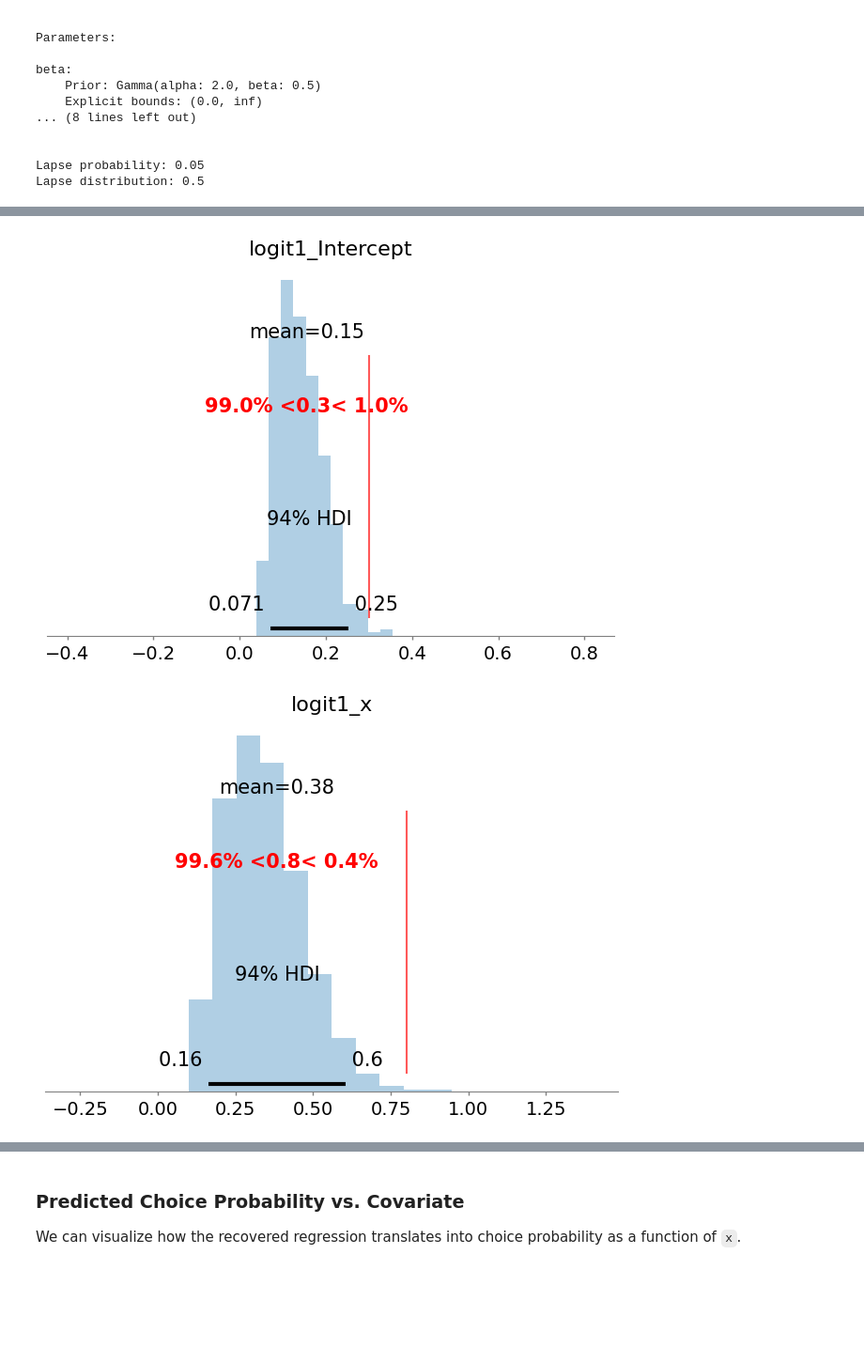
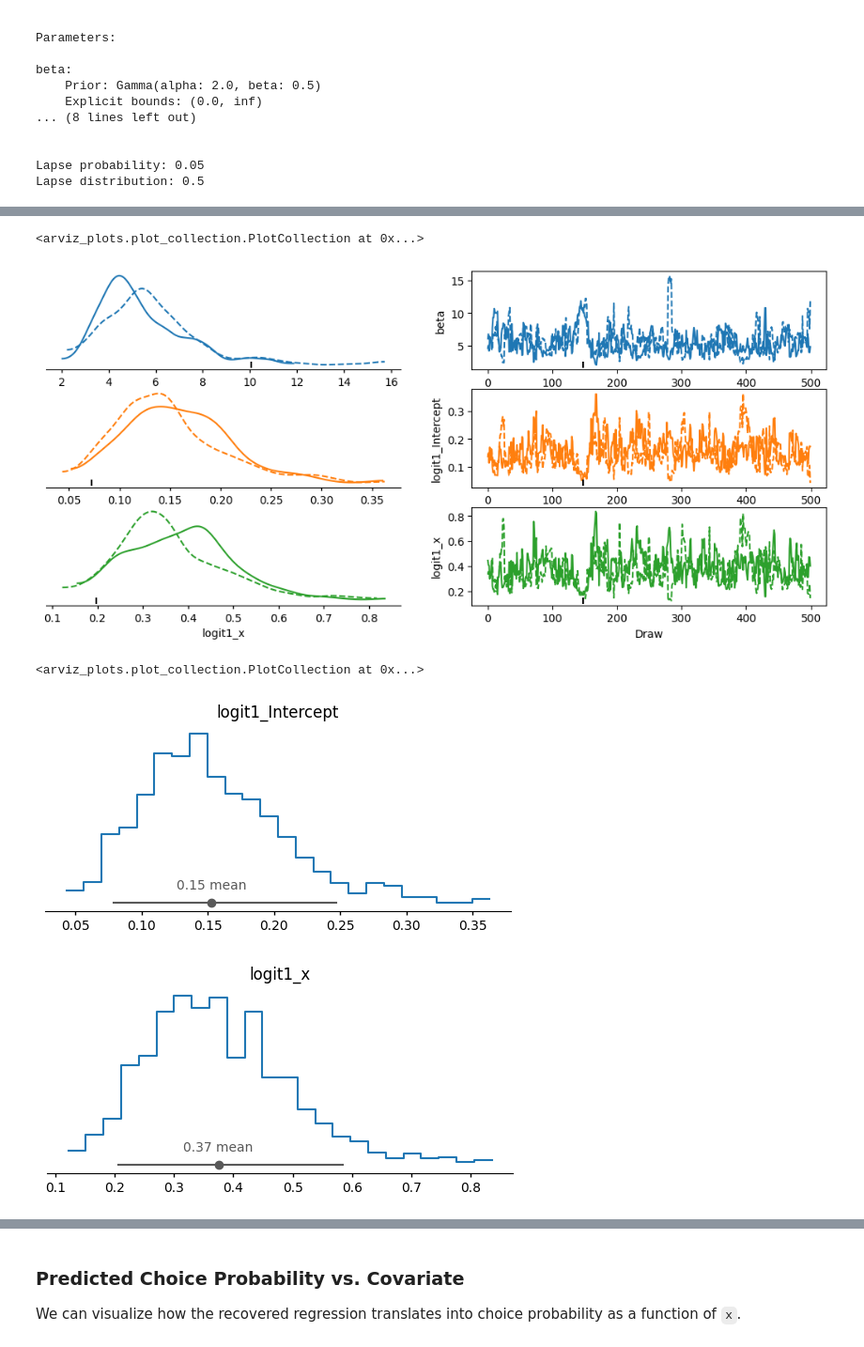
Before and after one commit to lnccbrown/HSSM, a Jupyter notebook: docs/tutorials/choice_only_models.ipynb, the cells around one changed output, grey strips where cells are left out. Shown at 94% size. Drawn from its saved outputs; the diff is of its cells as text; code cells hidden in the pictures; blank space fills up the shorter version.

```diff
--- a/docs/tutorials/choice_only_models.ipynb
+++ b/docs/tutorials/choice_only_models.ipynb
@@ -345,28 +340,27 @@ plt.tight_layout()
+# %%
+az.plot_trace_dist(idata_reg)
+# %% [output]
+<arviz_plots.plot_collection.PlotCollection at 0x...>
+[figure, added]
 # %%
 az.plot_dist(
     model_reg.traces,
     var_names=["logit1_Intercept"],
     kind="hist",
 )
-plt.tight_layout()
-plt.show()
 
 az.plot_dist(
     model_reg.traces,
     var_names=["logit1_x"],
     kind="hist",
 )
-plt.tight_layout()
-plt.show()
-
 
 az.plot_dist(
     model_reg.traces,
     var_names=["beta"],
     kind="hist",
 )
-plt.tight_layout()
-plt.show()
 # %% [output]
+<arviz_plots.plot_collection.PlotCollection at 0x...>
-[figure, old version]
+[figure, new version]
-[figure, old version]
+[figure, new version]
```
Also changed, not shown: parts of 20 cells of this notebook, 16 other files.
